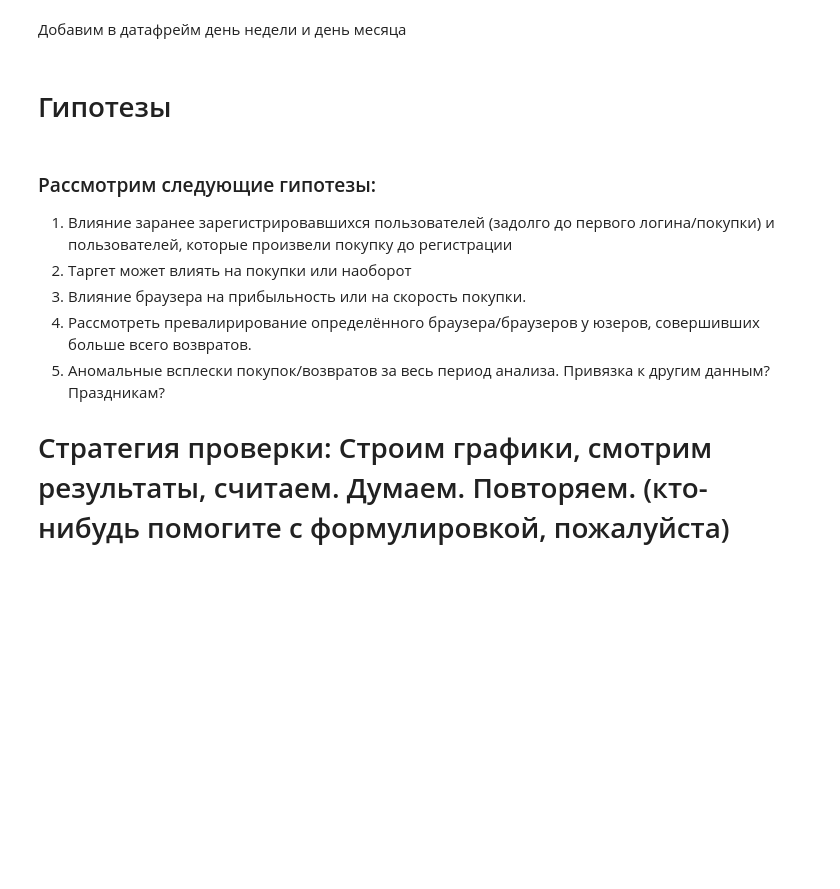
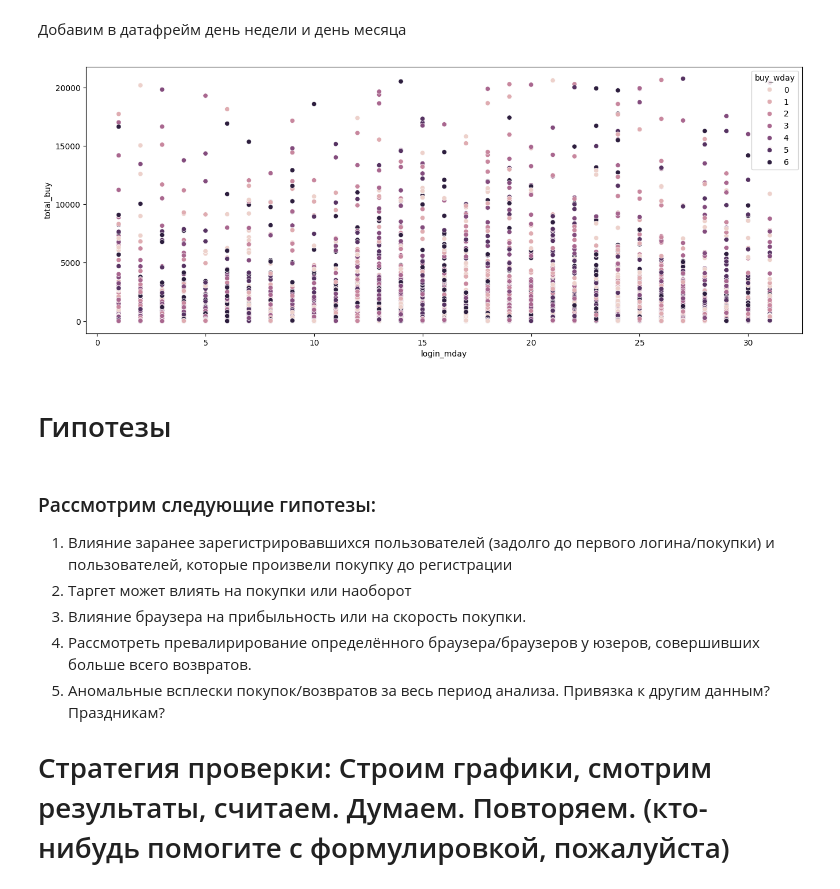
Before and after one commit to Lilya-te/DS-workshop2025, a Jupyter notebook: Checkpoint1_team1.ipynb, the cells around one changed output. Cells and saved outputs as stored; diff of their text form; code cells hidden in the pictures; blank space fills up the shorter version.

```diff
--- a/Checkpoint1_team1.ipynb
+++ b/Checkpoint1_team1.ipynb
@@ -35,8 +57,5 @@ df_cleaned["reg_dt"] = pd.to_datetime(df_cleaned["reg_dt"], errors="coerce")
 df_cleaned["first_buy"] = pd.to_datetime(df_cleaned["first_buy"], errors="coerce")
 df_cleaned["first_login"] = pd.to_datetime(df_cleaned["first_login"], errors="coerce")
 
-df_cleaned["first_buy"].fillna(df_cleaned["reg_dt"], inplace=True)
-df_cleaned["reg_dt"].fillna(df_cleaned["first_buy"], inplace=True)
-
 df_cleaned["user_id"] = df_cleaned["user_id"].apply(lambda x: int(x.strip("user_")))
 df_cleaned["browser"] = df_cleaned["browser"].apply(lambda x: int(x.strip("browser_")))
@@ -43 +64,3 @@ df_cleaned["browser"] = df_cleaned["browser"].apply(lambda x: int(x.strip("brows
+# %%
+df_cleaned["first_buy"].fillna(df_cleaned[['first_login', 'reg_dt']].max(axis=1), inplace=True)
 # %% [markdown]
@@ -50,7 +73,7 @@ df_cleaned = df_cleaned.groupby(by="user_id").agg(
         "reg_dt": "min",
         "browser": "min",
         "first_buy": "min",
-        "target": "sum",
+        "target": "mean",
         "total_buy": "sum",
         "total_return": "sum",
     }
@@ -62,3 +92,6 @@ df_cleaned.head()
+# %%
+df_cleaned.loc[(df_cleaned['reg_dt'] > df_cleaned['first_buy']), ['reg_dt']] = df_cleaned['first_buy']
+df_cleaned.loc[(df_cleaned['first_login'] > df_cleaned['first_buy']), ['first_login']] = df_cleaned['first_buy']
 # %% [markdown]
 ## Проверить на нормальность распределения
 # %% [markdown]
@@ -98,24 +182,26 @@ sns.scatterplot(data=df_zcore_filtered, x="first_login", y="first_buy", hue="tot
 # %%
 fig, ax = plt.subplots(figsize=(16, 6))
 df_zcore_filtered["reg_wday"] = df_zcore_filtered["reg_dt"].apply(lambda x: x.weekday())
 df_zcore_filtered["login_wday"] = df_zcore_filtered["first_login"].apply(lambda x: x.weekday())
 df_zcore_filtered["buy_wday"] = df_zcore_filtered["first_buy"].apply(
     lambda x: x.weekday()
 )
 df_zcore_filtered["reg_mday"] = df_zcore_filtered["reg_dt"].apply(lambda x: x.day)
 df_zcore_filtered["login_mday"] = df_zcore_filtered["first_login"].apply(lambda x: x.day)
 df_zcore_filtered["buy_mday"] = df_zcore_filtered["first_buy"].apply(
     lambda x: x.day
 )
 
 sns.scatterplot(
-    data=df_zcore_filtered[['']],
+    data=df_zcore_filtered,
     x="login_mday",
     y="total_buy",
     hue="buy_wday",
 )
 
 plt.show()
+# %% [output]
+[figure, added]
 # %% [markdown]
 # Гипотезы
 # %% [markdown]
```
Also changed, not shown: parts of 11 cells of this notebook.
